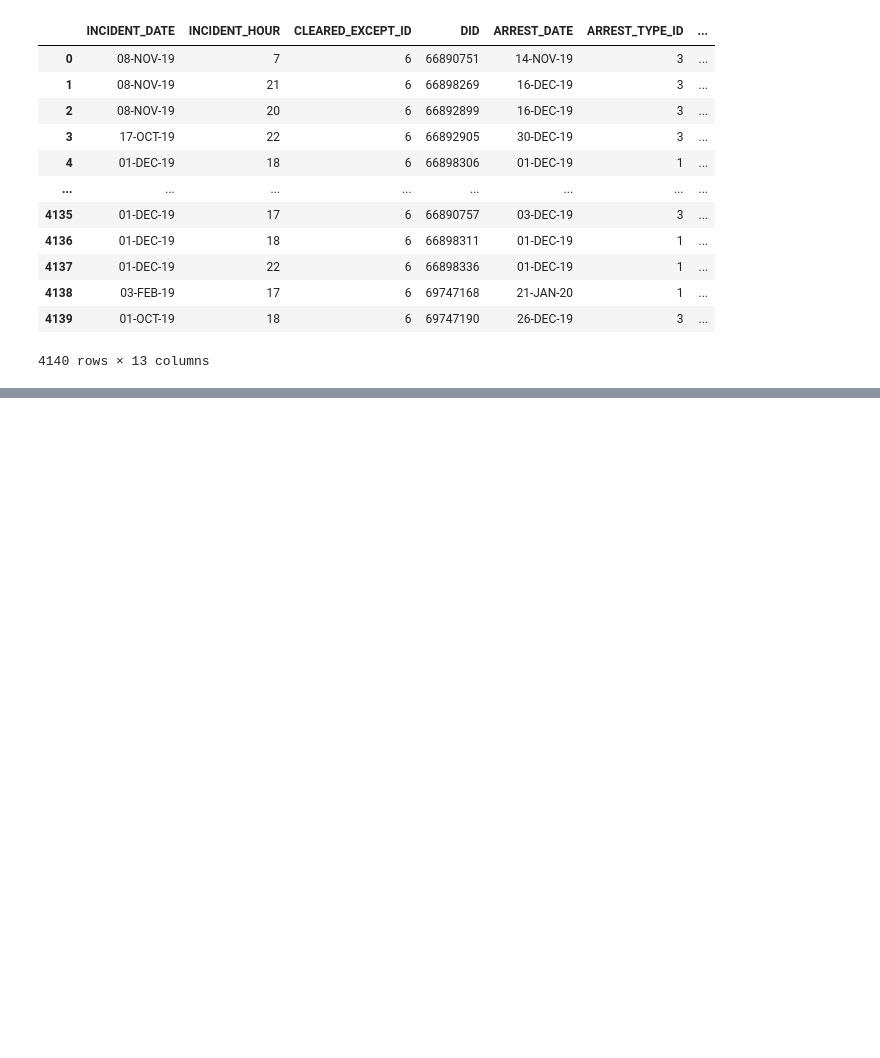
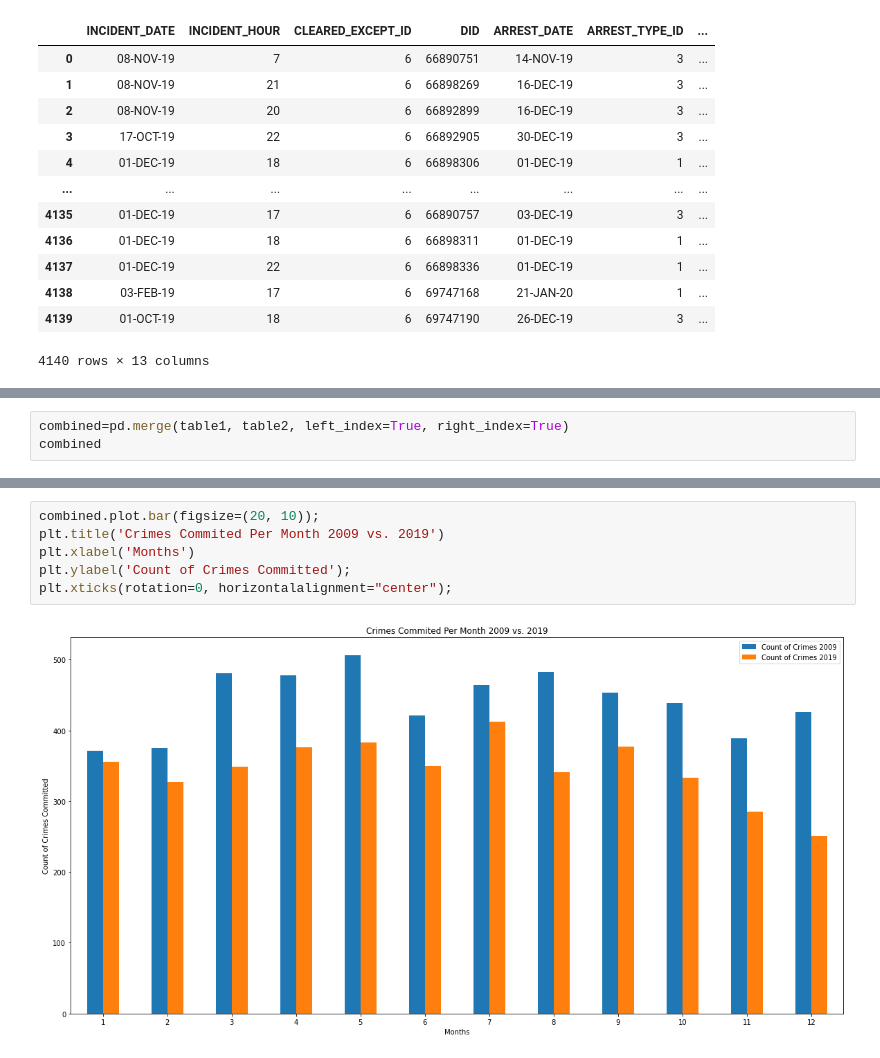
Before and after one commit to Jorgehdzdata/Project1_group3, a Jupyter notebook: Nicole1.ipynb, the cells around one changed output, grey strips where cells are left out. Saved outputs shown, nothing was run; the diff lists cells and outputs as text; blank space fills up the shorter version.

```diff
--- a/Nicole1.ipynb
+++ b/Nicole1.ipynb
@@ -102,0 +257,3 @@ Name: Date, dtype: object ($-2196167.0)
+# %%
+combined=pd.merge(table1, table2, left_index=True, right_index=True)
+combined
@@ -102,0 +274,8 @@ Name: Date, dtype: object ($-2196167.0)
+# %%
+combined.plot.bar(figsize=(20, 10));
+plt.title('Crimes Commited Per Month 2009 vs. 2019')
+plt.xlabel('Months')
+plt.ylabel('Count of Crimes Committed');
+plt.xticks(rotation=0, horizontalalignment="center");
+# %% [output]
+[figure, added]
```
Also changed, not shown: parts of 14 cells of this notebook.
